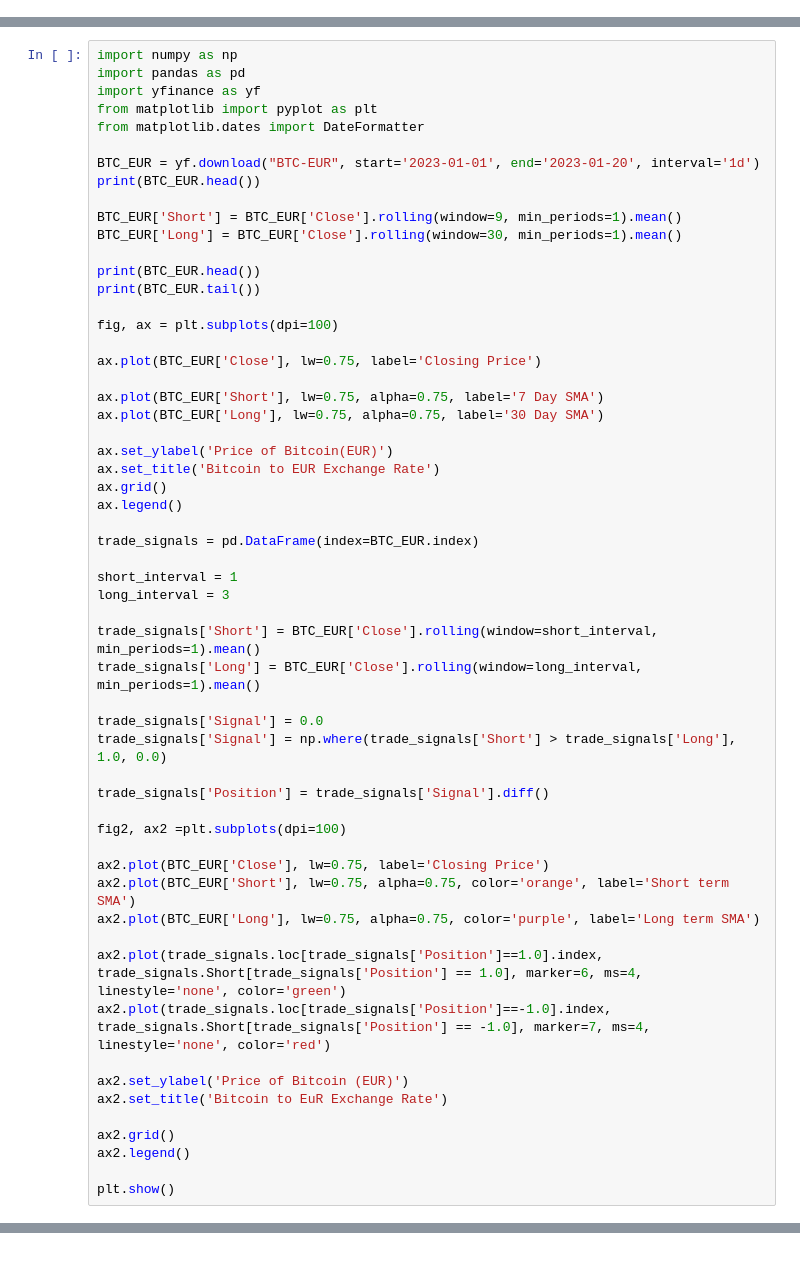
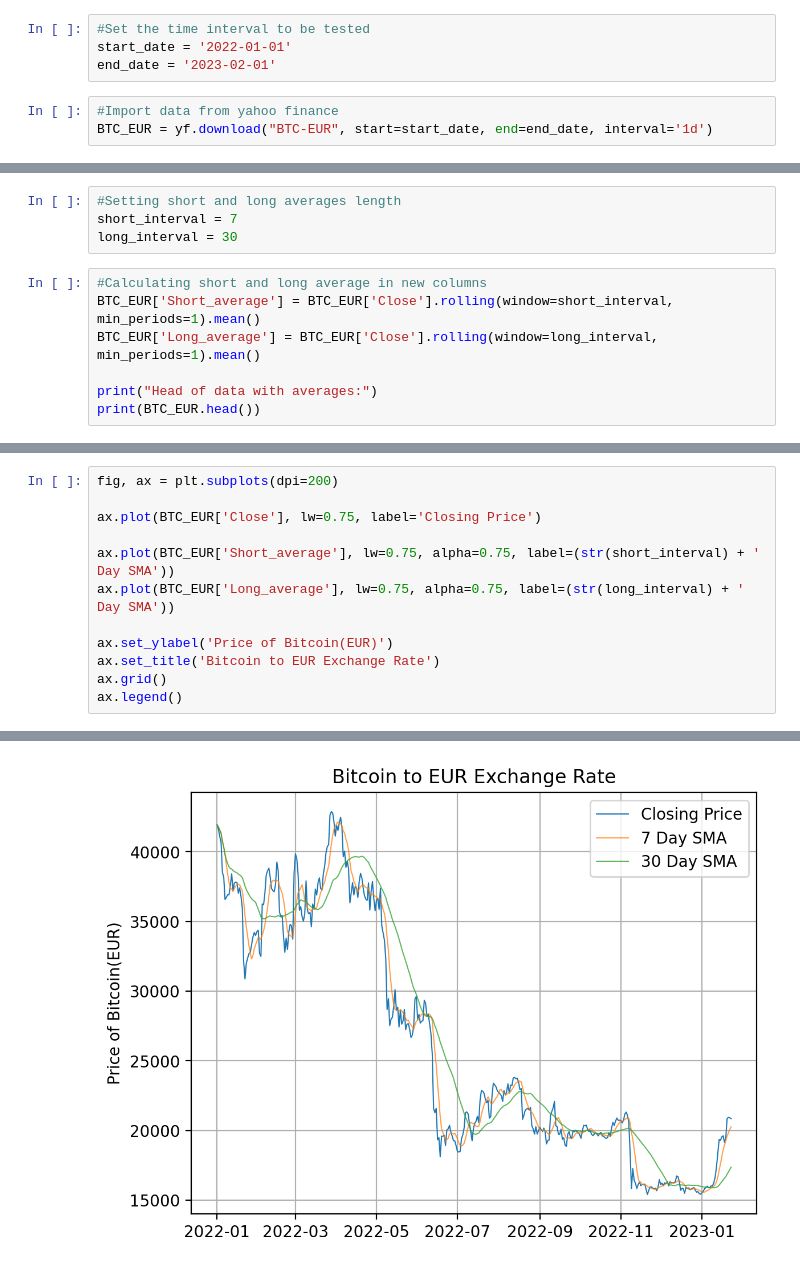
Before and after one commit to pgorniak4815/PG_Learning_open, a Jupyter notebook: trading_BTC.ipynb, the cells around one changed output, grey strips where cells are left out. Drawn from its saved outputs; the diff is of its cells as text.

```diff
--- a/trading_BTC.ipynb
+++ b/trading_BTC.ipynb
@@ -0,0 +9,7 @@
+# %%
+#Set the time interval to be tested
+start_date = '2022-01-01'
+end_date = '2023-02-01'
+# %%
+#Import data from yahoo finance
+BTC_EUR = yf.download("BTC-EUR", start=start_date, end=end_date, interval='1d')
@@ -0,0 +38,11 @@
+# %%
+#Setting short and long averages length
+short_interval = 7
+long_interval = 30
+# %%
+#Calculating short and long average in new columns
+BTC_EUR['Short_average'] = BTC_EUR['Close'].rolling(window=short_interval, min_periods=1).mean()
+BTC_EUR['Long_average'] = BTC_EUR['Close'].rolling(window=long_interval, min_periods=1).mean()
+
+print("Head of data with averages:")
+print(BTC_EUR.head())
@@ -1,57 +67,13 @@
 # %%
-import numpy as np
-import pandas as pd
-import yfinance as yf
-from matplotlib import pyplot as plt
-from matplotlib.dates import DateFormatter
-
-BTC_EUR = yf.download("BTC-EUR", start='2023-01-01', end='2023-01-20', interval='1d')
-print(BTC_EUR.head())
-
-BTC_EUR['Short'] = BTC_EUR['Close'].rolling(window=9, min_periods=1).mean()
-BTC_EUR['Long'] = BTC_EUR['Close'].rolling(window=30, min_periods=1).mean()
-
-print(BTC_EUR.head())
-print(BTC_EUR.tail())
-
-fig, ax = plt.subplots(dpi=100)
+fig, ax = plt.subplots(dpi=200)
 
 ax.plot(BTC_EUR['Close'], lw=0.75, label='Closing Price')
 
-ax.plot(BTC_EUR['Short'], lw=0.75, alpha=0.75, label='7 Day SMA')
-ax.plot(BTC_EUR['Long'], lw=0.75, alpha=0.75, label='30 Day SMA')
+ax.plot(BTC_EUR['Short_average'], lw=0.75, alpha=0.75, label=(str(short_interval) + ' Day SMA'))
+ax.plot(BTC_EUR['Long_average'], lw=0.75, alpha=0.75, label=(str(long_interval) + ' Day SMA'))
 
 ax.set_ylabel('Price of Bitcoin(EUR)')
 ax.set_title('Bitcoin to EUR Exchange Rate')
 ax.grid()
 ax.legend()
-
-trade_signals = pd.DataFrame(index=BTC_EUR.index)
-
-short_interval = 1
-long_interval = 3
-
-trade_signals['Short'] = BTC_EUR['Close'].rolling(window=short_interval, min_periods=1).mean()
-trade_signals['Long'] = BTC_EUR['Close'].rolling(window=long_interval, min_periods=1).mean()
-
-trade_signals['Signal'] = 0.0
-trade_signals['Signal'] = np.where(trade_signals['Short'] > trade_signals['Long'], 1.0, 0.0)
-
-trade_signals['Position'] = trade_signals['Signal'].diff()
-
-fig2, ax2 =plt.subplots(dpi=100)
-
-ax2.plot(BTC_EUR['Close'], lw=0.75, label='Closing Price')
-ax2.plot(BTC_EUR['Short'], lw=0.75, alpha=0.75, color='orange', label='Short term SMA')
-ax2.plot(BTC_EUR['Long'], lw=0.75, alpha=0.75, color='purple', label='Long term SMA')
-
-ax2.plot(trade_signals.loc[trade_signals['Position']==1.0].index, trade_signals.Short[trade_signals['Position'] == 1.0], marker=6, ms=4, linestyle='none', color='green')
-ax2.plot(trade_signals.loc[trade_signals['Position']==-1.0].index, trade_signals.Short[trade_signals['Position'] == -1.0], marker=7, ms=4, linestyle='none', color='red')
-
-ax2.set_ylabel('Price of Bitcoin (EUR)')
-ax2.set_title('Bitcoin to EuR Exchange Rate')
-
-ax2.grid()
-ax2.legend()
-
-plt.show()
+# %% [output]
@@ -57,0 +81 @@ plt.show()
+[figure, added]
```
Also changed, not shown: parts of 9 cells of this notebook.
